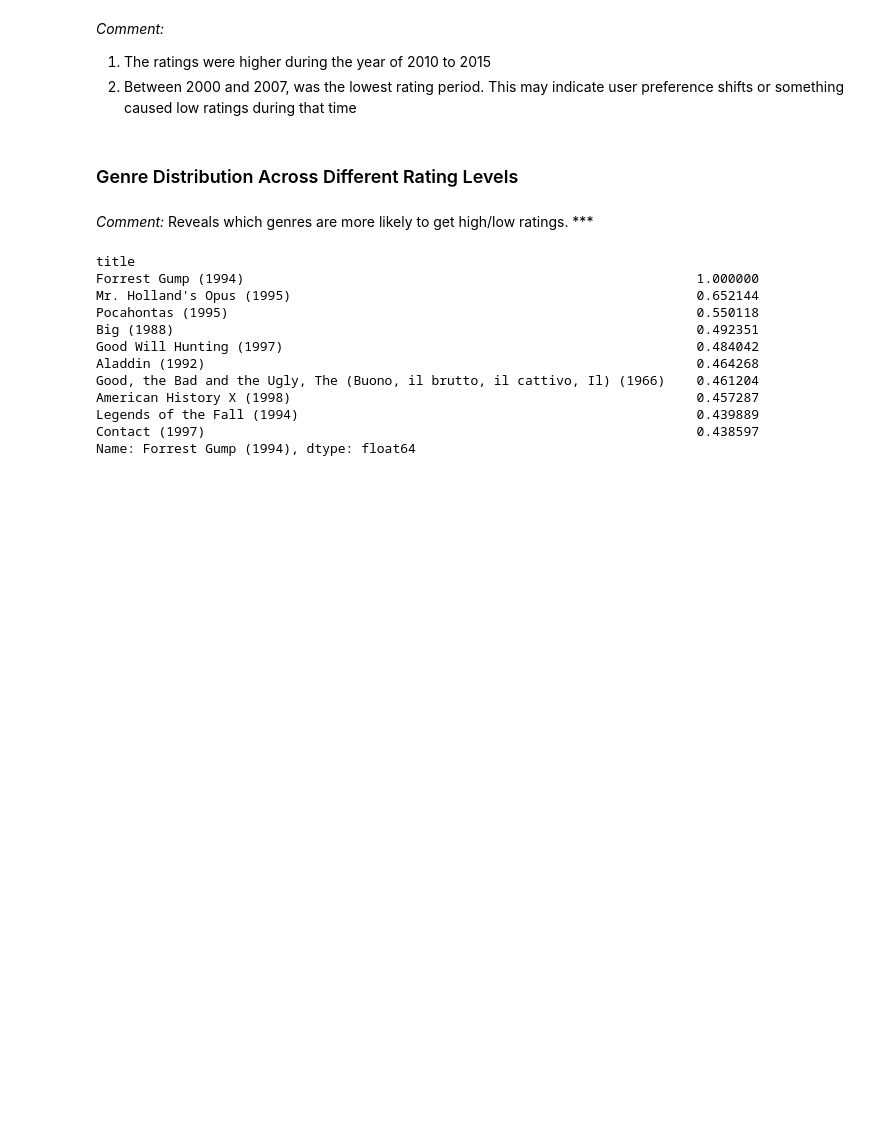
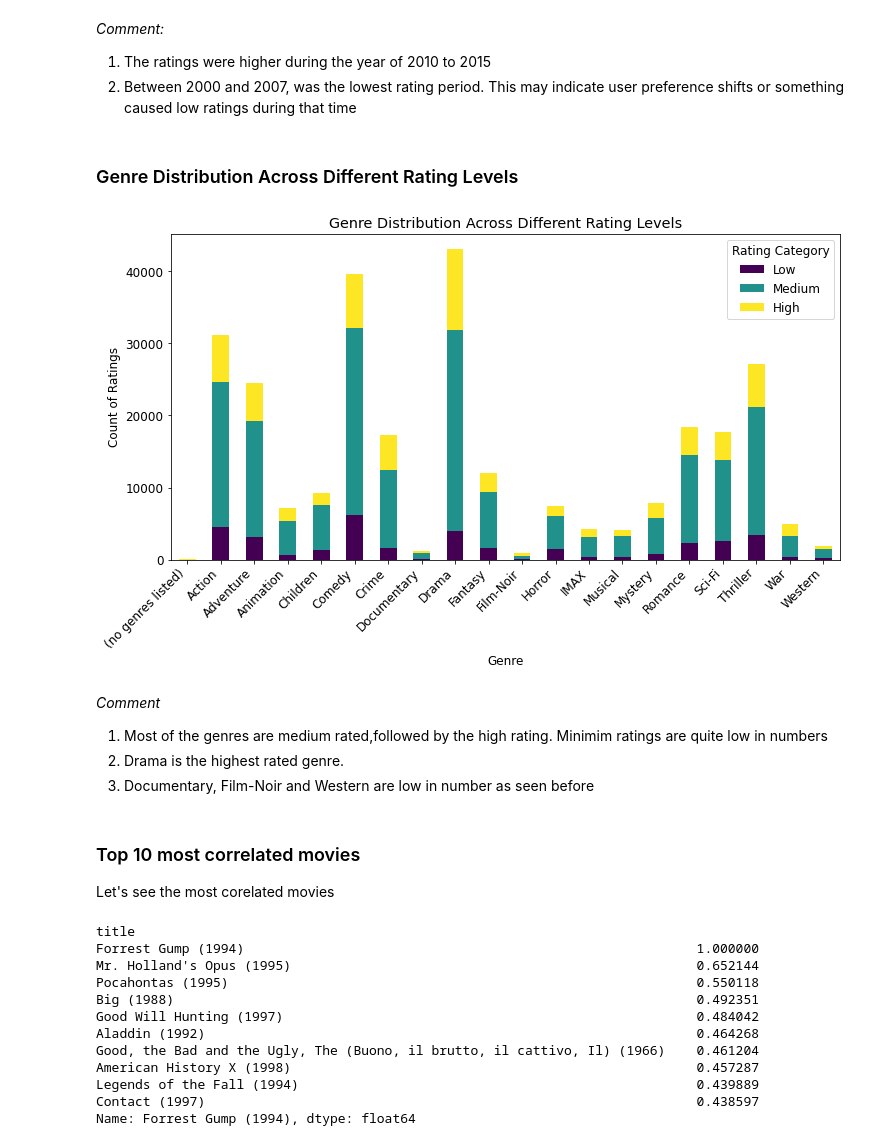
Before and after one commit to mercy-gh/Phase4-Project2, a Jupyter notebook: index.ipynb, the cells around one changed output. Cells and saved outputs as stored; diff of their text form; code cells hidden in the pictures; blank space fills up the shorter version.

```diff
--- a/index.ipynb
+++ b/index.ipynb
@@ -837,3 +812,0 @@ This may indicate user preference shifts or something caused low ratings during
-# %%
-# Categorize ratings into bins
-merged_df["rating_category"] = pd.cut(merged_df["rating"], bins=[0, 2, 4, 5], labels=["Low", "Medium", "High"])
@@ -853,5 +813,38 @@ merged_df["rating_category"] = pd.cut(merged_df["rating"], bins=[0, 2, 4, 5], la
-# %% [markdown]
-*Comment:* Reveals which genres are more likely to get high/low ratings. ***
+# %%
+# Categorize ratings into bins
+merged_df["rating_category"] = pd.cut(
+    merged_df["rating"], bins=[0, 2, 4, 5], labels=["Low", "Medium", "High"]
+)
+
+# Explode genres (assuming genres are separated by '|')
+genre_ratings = merged_df.copy()
+genre_ratings["genres"] = genre_ratings["genres"].str.split("|")
+genre_ratings = genre_ratings.explode("genres")
+
+# Count of genres per rating category
+genre_rating_dist = genre_ratings.groupby(["genres", "rating_category"]).size().unstack().fillna(0)
+
+# Plot stacked bar chart
+genre_rating_dist.plot(kind="bar", stacked=True, figsize=(12,6), colormap="viridis")
+
+plt.title("Genre Distribution Across Different Rating Levels")
+plt.xlabel("Genre")
+plt.ylabel("Count of Ratings")
+plt.xticks(rotation=45, ha='right')
+plt.legend(title="Rating Category")
+plt.show()
+# %% [output]
+[figure, added]
+# %% [markdown]
+*Comment*
+
+1. Most of the genres are medium rated,followed by the high rating.
+Minimim ratings are quite low in numbers
+2. Drama is the highest rated genre.
+3. Documentary, Film-Noir and Western are low in number as seen before
+# %% [markdown]
+### Top 10 most correlated movies
+Let's see the most corelated movies
 # %%
 # Create a pivot table of users and movie ratings
 movie_matrix = merged_df.pivot_table(index='userId', columns='title', values='rating')
```
Also changed, not shown: parts of 79 cells of this notebook, 1 other file.
